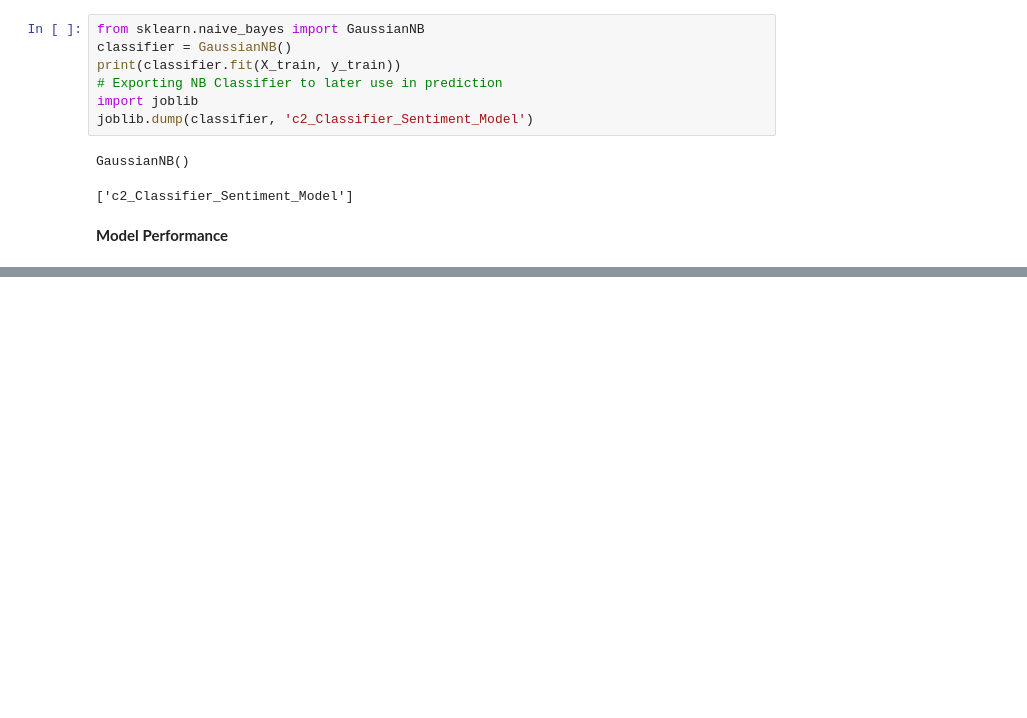
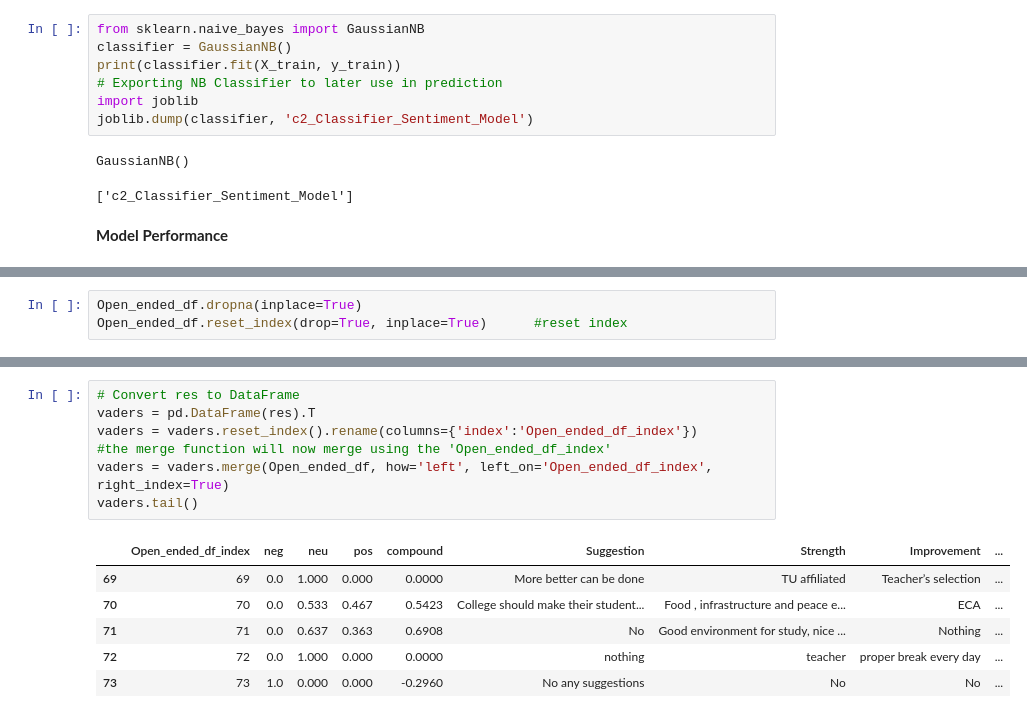
Before and after one commit to NeonLabs146/General_stuffs, a Jupyter notebook: Excellence_survey_MBM.ipynb, the cells around one changed output, grey strips where cells are left out. Saved outputs shown, nothing was run; the diff lists cells and outputs as text; blank space fills up the shorter version.

```diff
--- a/Excellence_survey_MBM.ipynb
+++ b/Excellence_survey_MBM.ipynb
@@ -603,0 +610,3 @@ Testing Accuracy : 0.3333333333333333
+# %%
+Open_ended_df.dropna(inplace=True)
+Open_ended_df.reset_index(drop=True, inplace=True)      #reset index
@@ -603,0 +715,14 @@ Testing Accuracy : 0.3333333333333333
+# %%
+# Convert res to DataFrame
+vaders = pd.DataFrame(res).T
+vaders = vaders.reset_index().rename(columns={'index':'Open_ended_df_index'})
+#the merge function will now merge using the 'Open_ended_df_index'
+vaders = vaders.merge(Open_ended_df, how='left', left_on='Open_ended_df_index', right_index=True)
+vaders.tail()
+# %% [output]
+|  | Open_ended_df_index | neg | neu | pos | compound | Suggestion | Strength | Improvement | ... |
+| 69 | 69 | 0.0 | 1.000 | 0.000 | 0.0000 | More better can be done | TU affiliated | Teacher’s selection | ... |
+| 70 | 70 | 0.0 | 0.533 | 0.467 | 0.5423 | College should make their student... | Food , infrastructure and peace e... | ECA | ... |
+| 71 | 71 | 0.0 | 0.637 | 0.363 | 0.6908 | No | Good environment for study, nice ... | Nothing | ... |
+| 72 | 72 | 0.0 | 1.000 | 0.000 | 0.0000 | nothing | teacher | proper break every day | ... |
+| 73 | 73 | 1.0 | 0.000 | 0.000 | -0.2960 | No any suggestions | No | No | ... |
```
Also changed, not shown: parts of 25 cells of this notebook.
